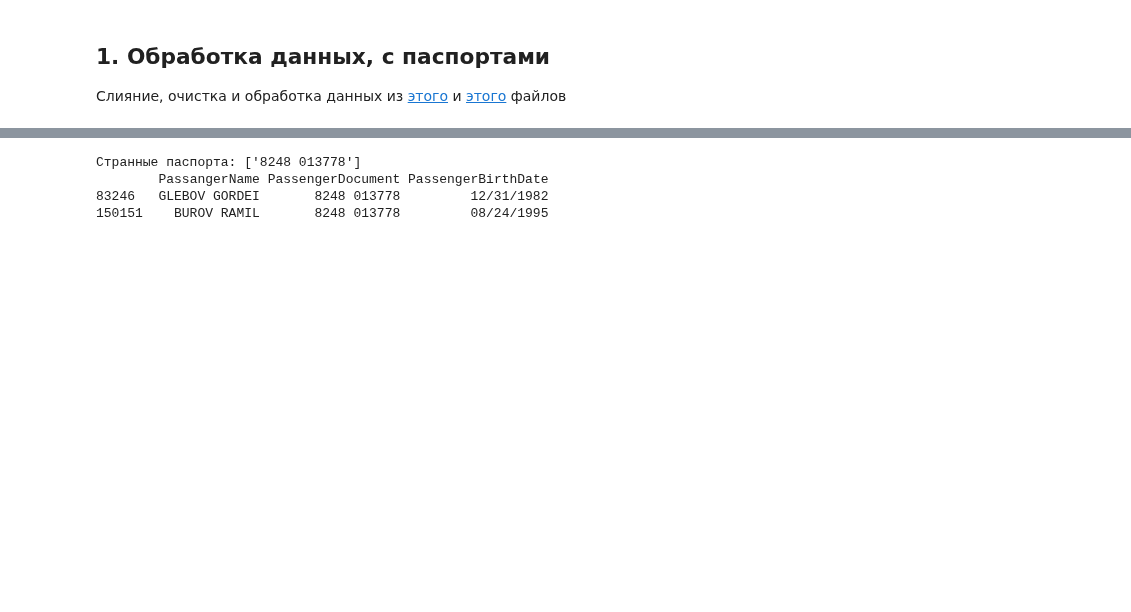
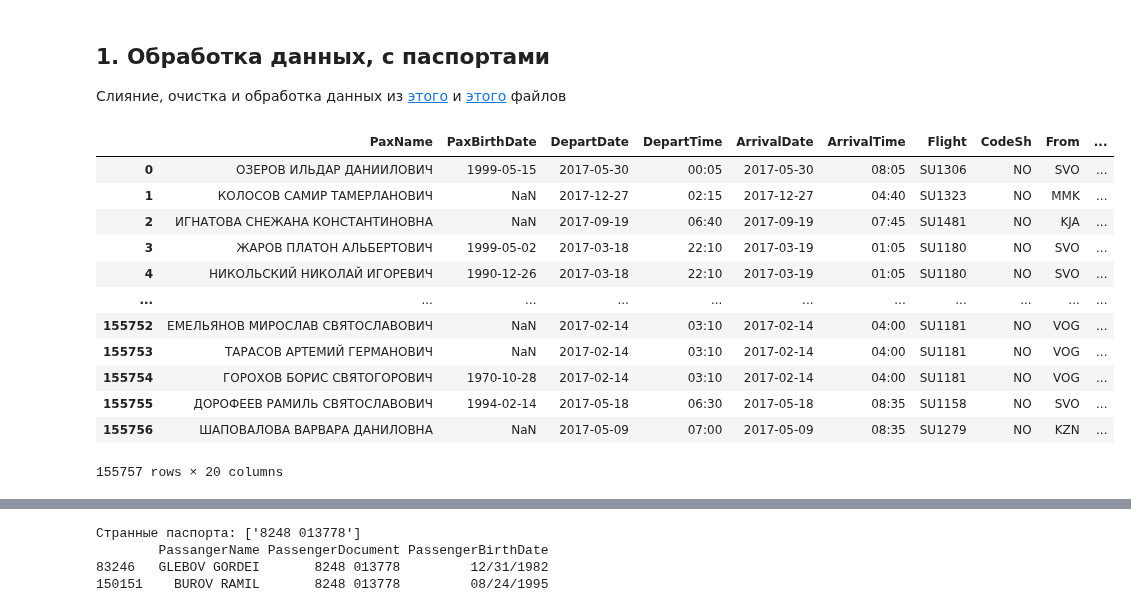
Before and after one commit to kudmo/SpyLab, a Jupyter notebook: main.ipynb, the cells around one changed output, grey strips where cells are left out. Cells and saved outputs as stored; diff of their text form; code cells hidden in the pictures; blank space fills up the shorter version.

```diff
--- a/main.ipynb
+++ b/main.ipynb
@@ -54,6 +54,22 @@ del data
 Слияние, очистка и обработка данных из [этого](data/Sirena-export-fixed.csv) и [этого](data/BoardingData.csv) файлов
 # %%
 df_sirena = pd.read_csv('data/Sirena-export-fixed.csv')
+# %%
+df_sirena
+# %% [output]
+|  | PaxName | PaxBirthDate | DepartDate | DepartTime | ArrivalDate | ArrivalTime | Flight | CodeSh | From | ... |
+| 0 | ОЗЕРОВ ИЛЬДАР ДАНИИЛОВИЧ | 1999-05-15 | 2017-05-30 | 00:05 | 2017-05-30 | 08:05 | SU1306 | NO | SVO | ... |
+| 1 | КОЛОСОВ САМИР ТАМЕРЛАНОВИЧ | NaN | 2017-12-27 | 02:15 | 2017-12-27 | 04:40 | SU1323 | NO | MMK | ... |
+| 2 | ИГНАТОВА СНЕЖАНА КОНСТАНТИНОВНА | NaN | 2017-09-19 | 06:40 | 2017-09-19 | 07:45 | SU1481 | NO | KJA | ... |
+| 3 | ЖАРОВ ПЛАТОН АЛЬБЕРТОВИЧ | 1999-05-02 | 2017-03-18 | 22:10 | 2017-03-19 | 01:05 | SU1180 | NO | SVO | ... |
+| 4 | НИКОЛЬСКИЙ НИКОЛАЙ ИГОРЕВИЧ | 1990-12-26 | 2017-03-18 | 22:10 | 2017-03-19 | 01:05 | SU1180 | NO | SVO | ... |
+| ... | ... | ... | ... | ... | ... | ... | ... | ... | ... | ... |
+| 155752 | ЕМЕЛЬЯНОВ МИРОСЛАВ СВЯТОСЛАВОВИЧ | NaN | 2017-02-14 | 03:10 | 2017-02-14 | 04:00 | SU1181 | NO | VOG | ... |
+| 155753 | ТАРАСОВ АРТЕМИЙ ГЕРМАНОВИЧ | NaN | 2017-02-14 | 03:10 | 2017-02-14 | 04:00 | SU1181 | NO | VOG | ... |
+| 155754 | ГОРОХОВ БОРИС СВЯТОГОРОВИЧ | 1970-10-28 | 2017-02-14 | 03:10 | 2017-02-14 | 04:00 | SU1181 | NO | VOG | ... |
+| 155755 | ДОРОФЕЕВ РАМИЛЬ СВЯТОСЛАВОВИЧ | 1994-02-14 | 2017-05-18 | 06:30 | 2017-05-18 | 08:35 | SU1158 | NO | SVO | ... |
+| 155756 | ШАПОВАЛОВА ВАРВАРА ДАНИЛОВНА | NaN | 2017-05-09 | 07:00 | 2017-05-09 | 08:35 | SU1279 | NO | KZN | ... |
+155757 rows × 20 columns
 # %%
 df_boarding = pd.read_csv('data/BoardingData.csv', sep = ';')
 df_boarding['PassangerName'] = df_boarding['PassengerLastName'] + ' ' + df_boarding['PassengerFirstName']
```
Also changed, not shown: parts of 7 cells of this notebook.
